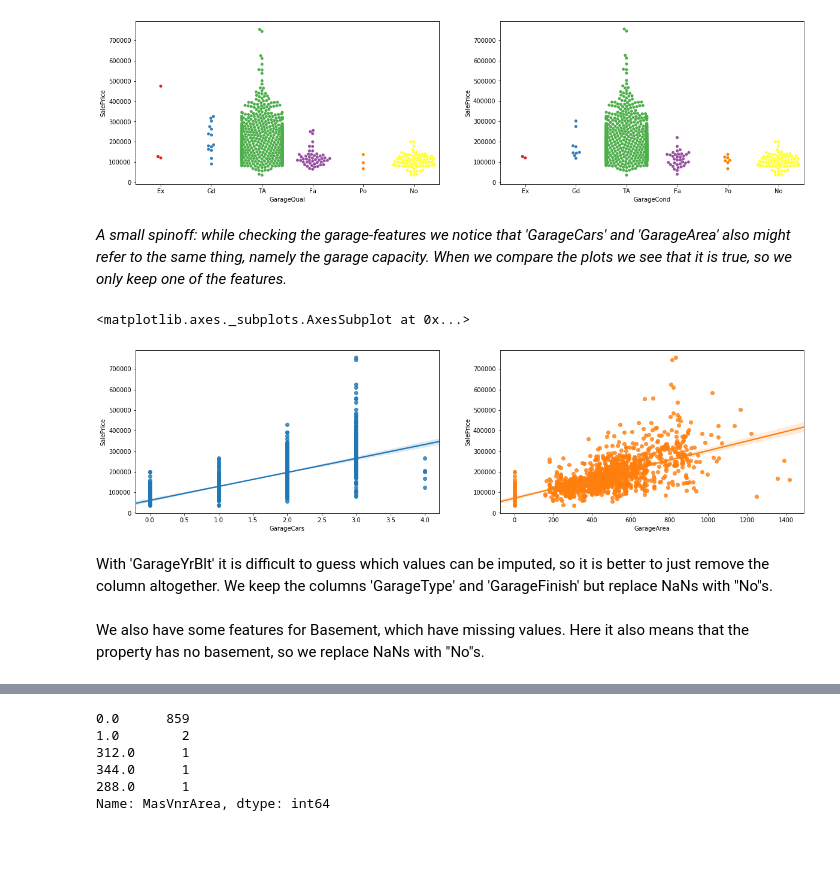
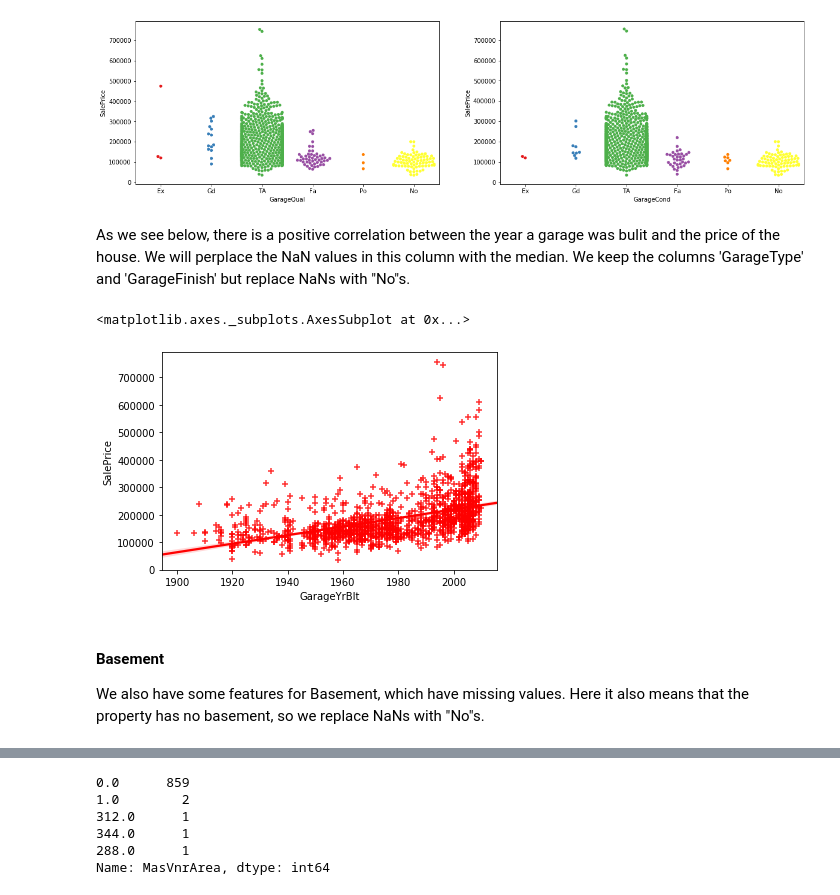
Before and after one commit to iulsko/for_Kaggle, a Jupyter notebook: Housing_vis.ipynb, the cells around one changed output, grey strips where cells are left out. Drawn from its saved outputs; the diff is of its cells as text; code cells hidden in the pictures; blank space fills up the shorter version.

```diff
--- a/Housing_vis.ipynb
+++ b/Housing_vis.ipynb
@@ -202,20 +175,15 @@ sns.swarmplot(x='GarageCond',y='SalePrice',data=data, palette='Set1',
 # %% [output]
 <matplotlib.axes._subplots.AxesSubplot at 0x...>
 [figure]
-# %% [markdown]
-*A small spinoff: while checking the garage-features we notice that 'GarageCars' and 'GarageArea' also might refer to the same thing, namely the garage capacity. When we compare the plots we see that it is true, so we only keep one of the features.*
-# %%
-f, ax = plt.subplots(1, 2, figsize=(20, 5))
-
-sns.regplot(x=data['GarageCars'], y=data['SalePrice'], ax=ax[0])
-sns.regplot(x=data['GarageArea'], y=data['SalePrice'], ax=ax[1])
-# %% [output]
-<matplotlib.axes._subplots.AxesSubplot at 0x...>
-[figure, removed]
-# %% [markdown]
-With 'GarageYrBlt' it is difficult to guess which values can be imputed, so it is better to just remove the column altogether. We keep the columns 'GarageType' and 'GarageFinish' but replace NaNs with "No"s.
-# %%
-data['GarageType'].fillna("No", inplace = True)
-data['GarageFinish'].fillna("No", inplace = True)
+# %% [markdown]
+As we see below, there is a positive correlation between the year a garage was bulit and the price of the house. We will perplace the NaN values in this column with the median.
+We keep the columns 'GarageType' and 'GarageFinish' but replace NaNs with "No"s.
+# %%
+sns.regplot(x=data['GarageYrBlt'], y=data['SalePrice'], color = 'red', marker = "+")
+# %% [output]
+<matplotlib.axes._subplots.AxesSubplot at 0x...>
+[figure, added]
 # %% [markdown]
+#### Basement
+
 We also have some features for Basement, which have missing values. Here it also means that the property has no basement, so we replace NaNs with "No"s.
```
Also changed, not shown: parts of 55 cells of this notebook, 1 other file.
